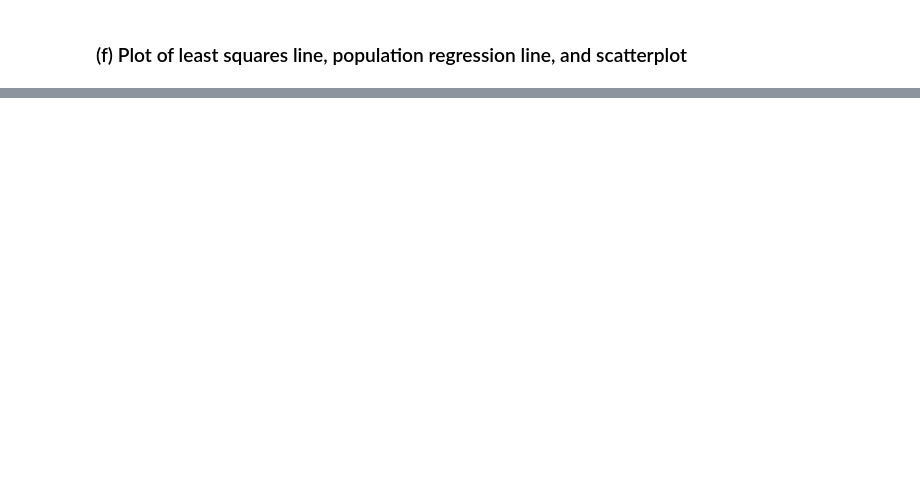
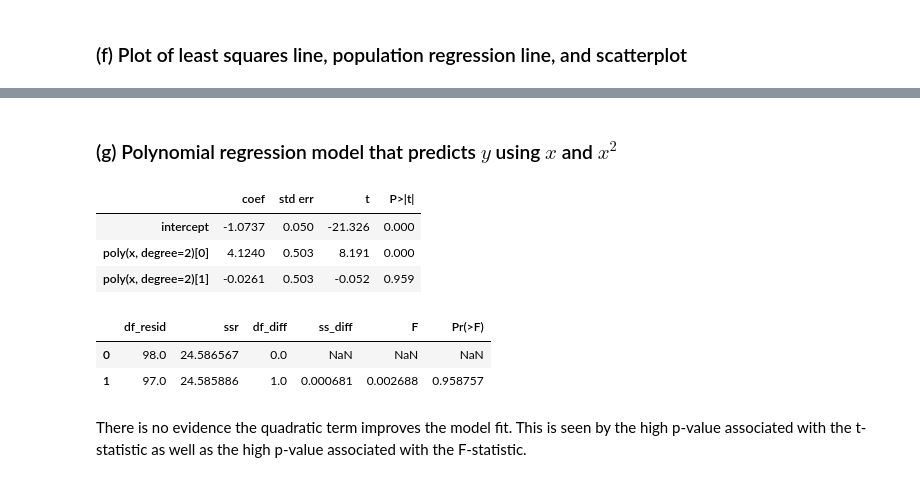
Before and after one commit to carmancater/an-introduction-to-statistical-learning-with-applications-in-python, a Jupyter notebook: Chapter 3 - Linear Regression/Ch 3 Ex 13.ipynb, the cells around one changed output, grey strips where cells are left out. Cells and saved outputs as stored; diff of their text form; code cells hidden in the pictures; blank space fills up the shorter version.

```diff
--- a/Chapter 3 - Linear Regression/Ch 3 Ex 13.ipynb
+++ b/Chapter 3 - Linear Regression/Ch 3 Ex 13.ipynb
@@ -69,0 +71,24 @@ plt.legend()
+# %% [markdown]
+### (g) Polynomial regression model that predicts $y$ using $x$ and $x^2$
+# %%
+df = pd.DataFrame({'x': x, 'y': y})
+# %%
+X = MS([poly('x', degree=2)]).fit_transform(df)
+# %%
+model2 = sm.OLS(y, X)
+results2 = model2.fit()
+# %%
+summarize(results2)
+# %% [output]
+|  | coef | std err | t | P>|t| |
+| intercept | -1.0737 | 0.050 | -21.326 | 0.000 |
+| poly(x, degree=2)[0] | 4.1240 | 0.503 | 8.191 | 0.000 |
+| poly(x, degree=2)[1] | -0.0261 | 0.503 | -0.052 | 0.959 |
+# %%
+anova_lm(results, results2)
+# %% [output]
+|  | df_resid | ssr | df_diff | ss_diff | F | Pr(>F) |
+| 0 | 98.0 | 24.586567 | 0.0 | NaN | NaN | NaN |
+| 1 | 97.0 | 24.585886 | 1.0 | 0.000681 | 0.002688 | 0.958757 |
+# %% [markdown]
+There is no evidence the quadratic term improves the model fit. This is seen by the high p-value associated with the t-statistic as well as the high p-value associated with the F-statistic.
```
Also changed, not shown: parts of 5 cells of this notebook.
